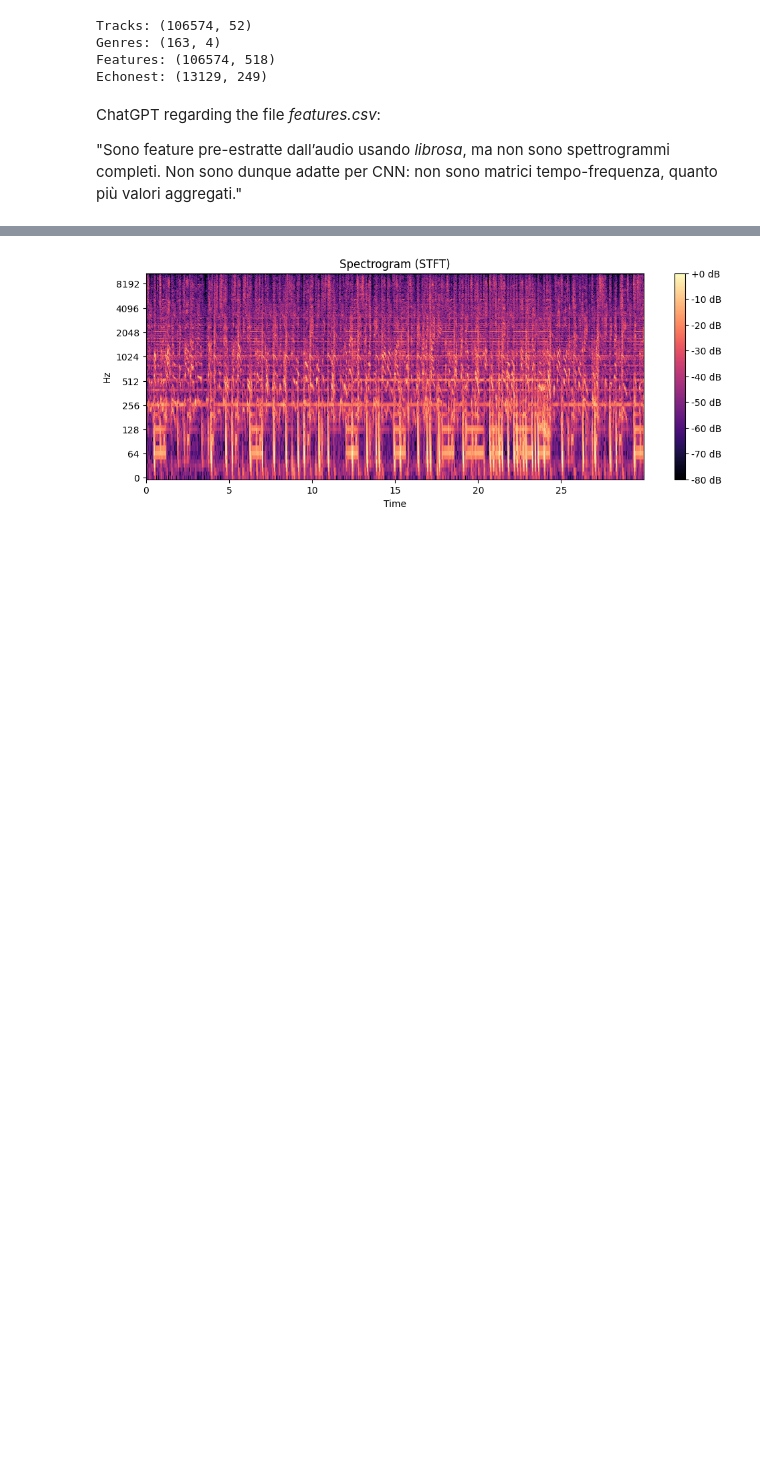
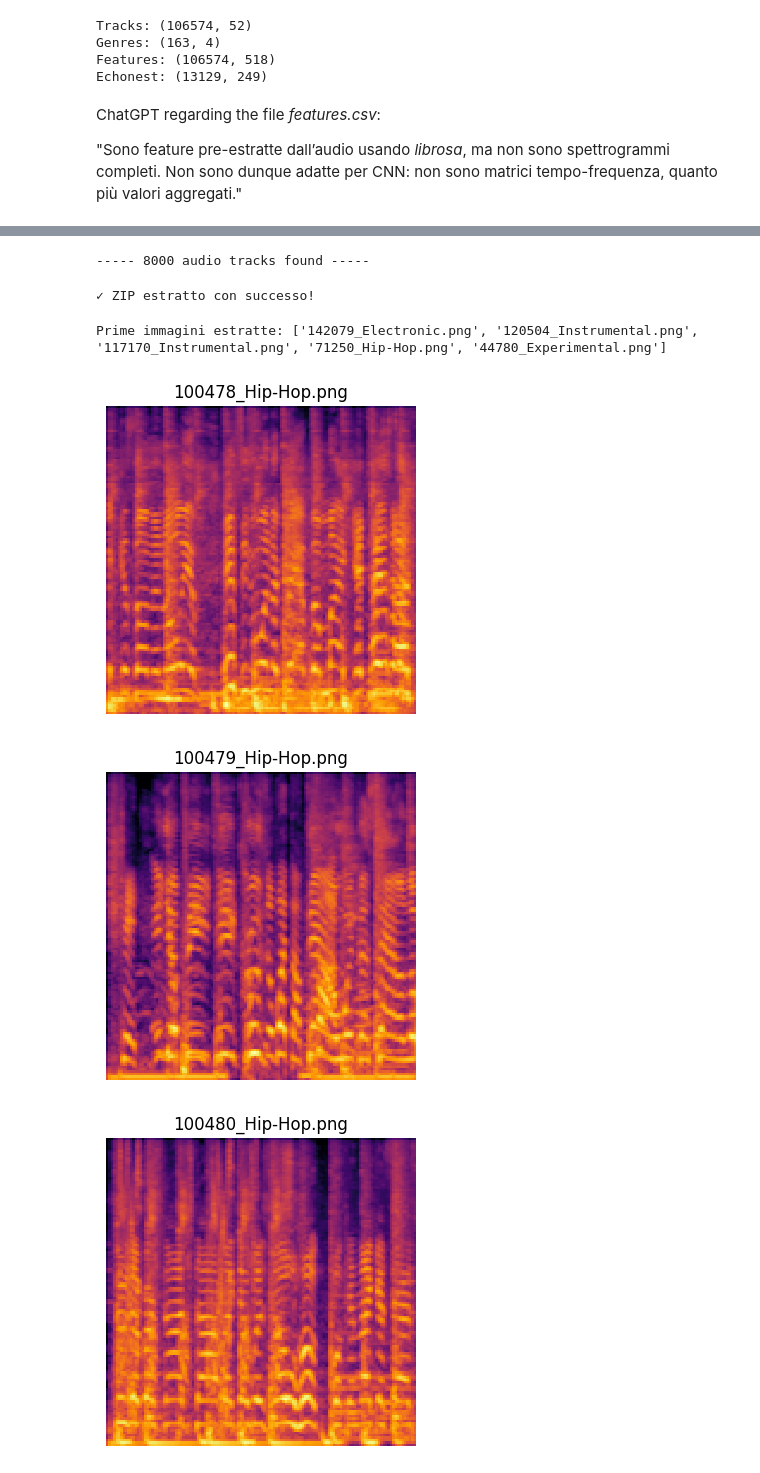
Before and after one commit to giacomobinco/FDS-Final-Project, a Jupyter notebook: fma_dataset.ipynb, the cells around one changed output, grey strips where cells are left out. Drawn from its saved outputs; the diff is of its cells as text; code cells hidden in the pictures; blank space fills up the shorter version.

```diff
--- a/fma_dataset.ipynb
+++ b/fma_dataset.ipynb
@@ -101,11 +90,58 @@ plt.show()
-# %%
-D = librosa.stft(y, n_fft = 2048, hop_length = 512)
-S_db = librosa.amplitude_to_db(np.abs(D), ref = np.max)
-
-plt.figure(figsize=(12, 4))
-librosa.display.specshow(S_db, sr = sr, hop_length = 512, x_axis = 'time', y_axis = 'log')
-plt.colorbar(format="%+2.f dB")
-plt.title("Spectrogram (STFT)")
-plt.show()
-# %% [output]
-[figure, removed]
+# %%
+audio_dir = "fma_small"
+files = []
+
+for root, dirs, filenames in os.walk(audio_dir):
+    for f in filenames:
+        if f.endswith(".mp3"):
+            files.append(os.path.join(root, f))
+
+print(f"----- {len(files)} audio tracks found -----")
+# %% [output]
+----- 8000 audio tracks found -----
+# %%
+#UPLOADING THE SPECTOGRAM FOLDER
+zip_path = "fma_spectrograms.zip"
+with zipfile.ZipFile(zip_path, "r") as z:
+    z.extractall("fma_spectrograms")
+print("✓ ZIP estratto con successo!")
+# %% [output]
+✓ ZIP estratto con successo!
+# %%
+# Cartella dove vogliamo estrarre le immagini
+OUTPUT_DIR = "fma_spectrograms_clean"
+os.makedirs(OUTPUT_DIR, exist_ok=True)
+
+with zipfile.ZipFile("fma_spectrograms.zip", "r") as zip_ref:
+    # ZIP potrebbe contenere una cartella interna
+    for member in zip_ref.namelist():
+        # Rimuove eventuale cartella interna (solo il nome del file)
+        filename = os.path.basename(member)
+        if filename:  # evita le cartelle vuote
+            # Scrive direttamente nella nostra cartella OUTPUT_DIR
+            source = zip_ref.open(member)
+            target_path = os.path.join(OUTPUT_DIR, filename)
+            with open(target_path, "wb") as target:
+                with source as src:
+                    target.write(src.read())
+
+# Controllo
+print("Prime immagini estratte:", os.listdir(OUTPUT_DIR)[:5])
+# %% [output]
+Prime immagini estratte: ['142079_Electronic.png', '120504_Instrumental.png', '117170_Instrumental.png', '71250_Hip-Hop.png', '44780_Experimental.png']
+# %%
+img_files = sorted(os.listdir(OUTPUT_DIR))[:3]
+
+for img_file in img_files:
+    img_path = os.path.join(OUTPUT_DIR, img_file)
+    img = mpimg.imread(img_path)
+
+    plt.figure(figsize=(12, 4))
+    plt.imshow(img)
+    plt.axis('off')
+    plt.title(img_file)
+    plt.show()
+# %% [output]
+[figure, added]
+[figure, added]
+[figure, added]
```
Also changed, not shown: parts of 21 cells of this notebook.
